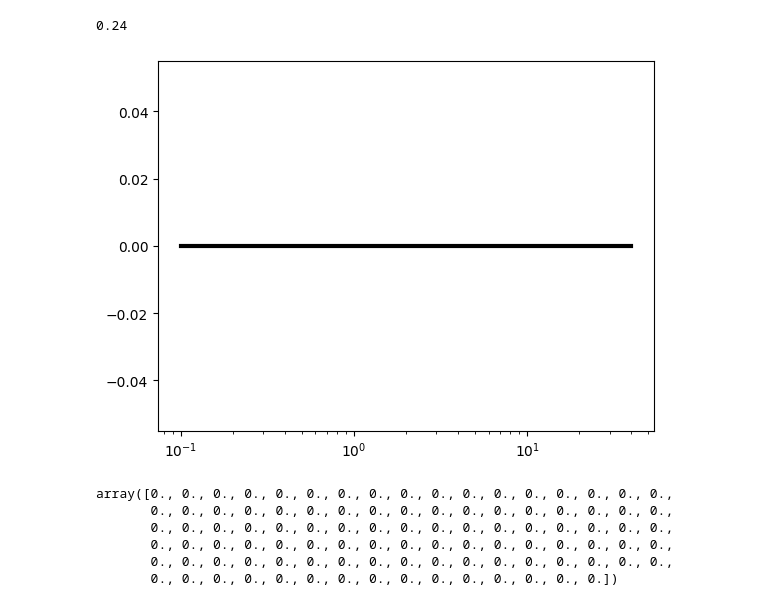
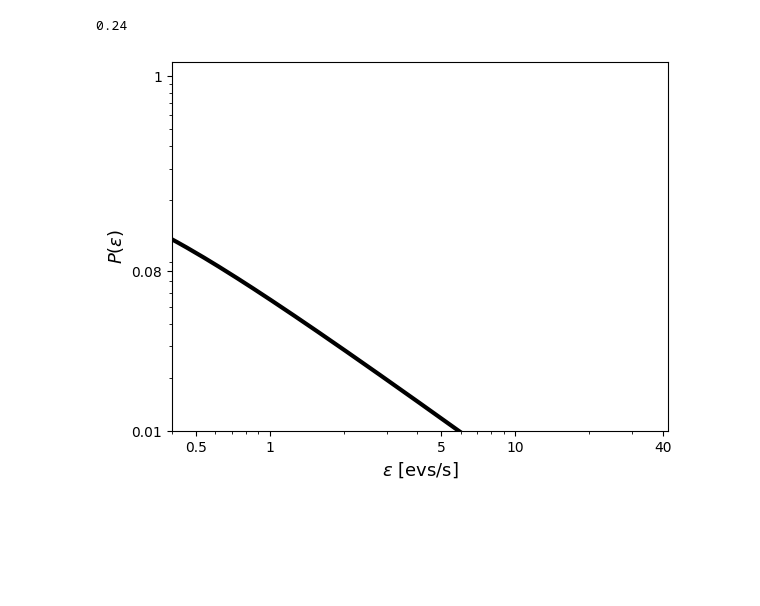
Before and after one commit to LudoDe/GWFish_SN, a Jupyter notebook: TimeSeries/Ines_Ludo.ipynb, the cells around one changed output. Cells and saved outputs as stored; diff of their text form; code cells hidden in the pictures; blank space fills up the shorter version.

```diff
--- a/TimeSeries/Ines_Ludo.ipynb
+++ b/TimeSeries/Ines_Ludo.ipynb
@@ -597,25 +556,36 @@ evs_per_window
 0.24
 # %%
 from scipy.stats import poisson
+from scipy.integrate import quad
+
+
 rv = poisson(f_bck * w)
 def integral_epsilon(eps, dt, w = 20):
     return  rv.pmf( eps * dt ) * dt * (2/w) * ( 1 - dt/w )
 
-epsilon_in = np.linspace(0.1, 40, 100)
+def integral_epsilon_n( n, dt, w=20 ):
+    return rv.pmf(n) * dt * (2/w) * ( 1 - dt/w )
+
+epsilon_in = np.linspace(0.1, 40, 1000)
 dts = np.linspace(0, 20, 100)
-p_eps = np.array([simpson(integral_epsilon(eps, dts), dts) for eps in epsilon_in])
+p_eps = []
+for epsi in epsilon_in:
+    max_int = int(epsi * 20)
+    integral_range = np.arange( max_int + 1 )
+    p_eps.append( sum( integral_epsilon_n( integral_range, integral_range/epsi ) ) )
 
+p_eps = np.array(p_eps)
 plt.plot(epsilon_in, p_eps, "k", label="Background", linewidth=3)
+
+plt.yscale("log")
 plt.xscale("log")
+plt.ylim(0.01, 1.2)
+plt.xlim(0.4, 42)
+plt.yticks( [0.01, 0.08, 1], labels=["0.01", "0.08", "1"] )
+plt.xticks( [0.5, 1, 5, 10, 40], labels=["0.5", "1", "5", "10", "40"] )
+plt.ylabel("$P(\\epsilon)$", fontsize=13)
+plt.xlabel("$\\epsilon$ [evs/s]", fontsize=13)
+
 plt.show()
 # %% [output]
-[figure, old version]
+[figure, new version]
-# %%
-p_eps
-# %% [output]
-array([0., 0., 0., 0., 0., 0., 0., 0., 0., 0., 0., 0., 0., 0., 0., 0., 0.,
-       0., 0., 0., 0., 0., 0., 0., 0., 0., 0., 0., 0., 0., 0., 0., 0., 0.,
-       0., 0., 0., 0., 0., 0., 0., 0., 0., 0., 0., 0., 0., 0., 0., 0., 0.,
-       0., 0., 0., 0., 0., 0., 0., 0., 0., 0., 0., 0., 0., 0., 0., 0., 0.,
-       0., 0., 0., 0., 0., 0., 0., 0., 0., 0., 0., 0., 0., 0., 0., 0., 0.,
-       0., 0., 0., 0., 0., 0., 0., 0., 0., 0., 0., 0., 0., 0., 0.])
```
Also changed, not shown: parts of 10 cells of this notebook, 1 other file.
